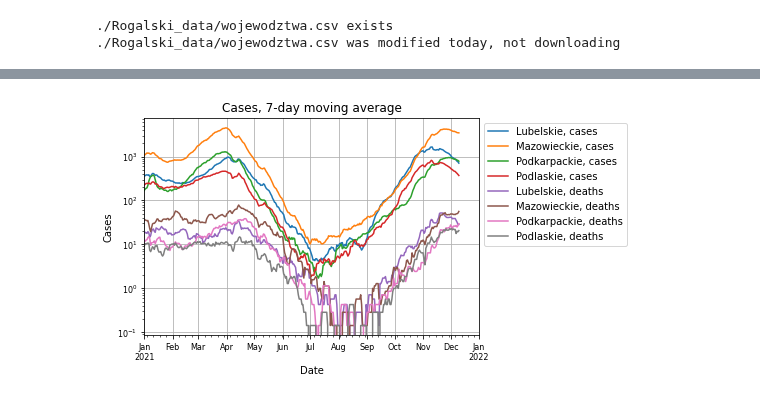
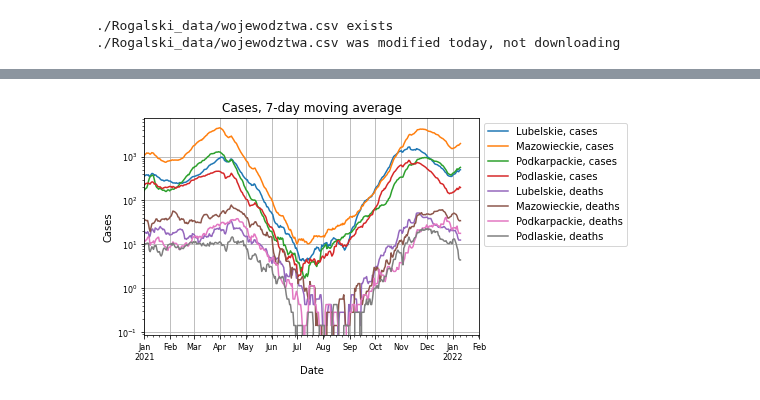
Before and after one commit to anuszka/govpl, a Jupyter notebook: Rogalski/Rogalski01.ipynb, the cells around one changed output, grey strips where cells are left out. Saved outputs shown, nothing was run; the diff lists cells and outputs as text; code cells hidden in the pictures.

```diff
--- a/Rogalski/Rogalski01.ipynb
+++ b/Rogalski/Rogalski01.ipynb
@@ -77,26 +77,27 @@ dfd
 # %%
 voivodships = ['Lubelskie', 'Mazowieckie', 'Podkarpackie', 'Podlaskie']
 
 legendlabels_cases = [voi + ', cases' for voi in voivodships]
 legendlabels_deaths = [voi + ', deaths' for voi in voivodships]
 legendlabels = legendlabels_cases + legendlabels_deaths
 
 
 dfq=dfc[voivodships].rolling(7).mean()
 dfp=dfd[voivodships].rolling(7).mean()
+
 # display(dfq)
 
 plotopts = dict_of(
     plotdfs=[dfq, dfp],
     xlabel = 'Date',
     ylabel = 'Cases',
     title = f'Cases, 7-day moving average',
     fontsize = 8,
-    xlim = (datetime.date(2021,1,1), datetime.date(2022,1,1)),
+    xlim = (datetime.date(2021,1,1), datetime.date(2022,2,1)),
     legendlabels = legendlabels,
     logy = True
     )
 
 plot(**plotopts);
 # %% [output]
-[figure, old version]
+[figure, new version]
```
Also changed, not shown: parts of 7 cells of this notebook, 1 other file.
